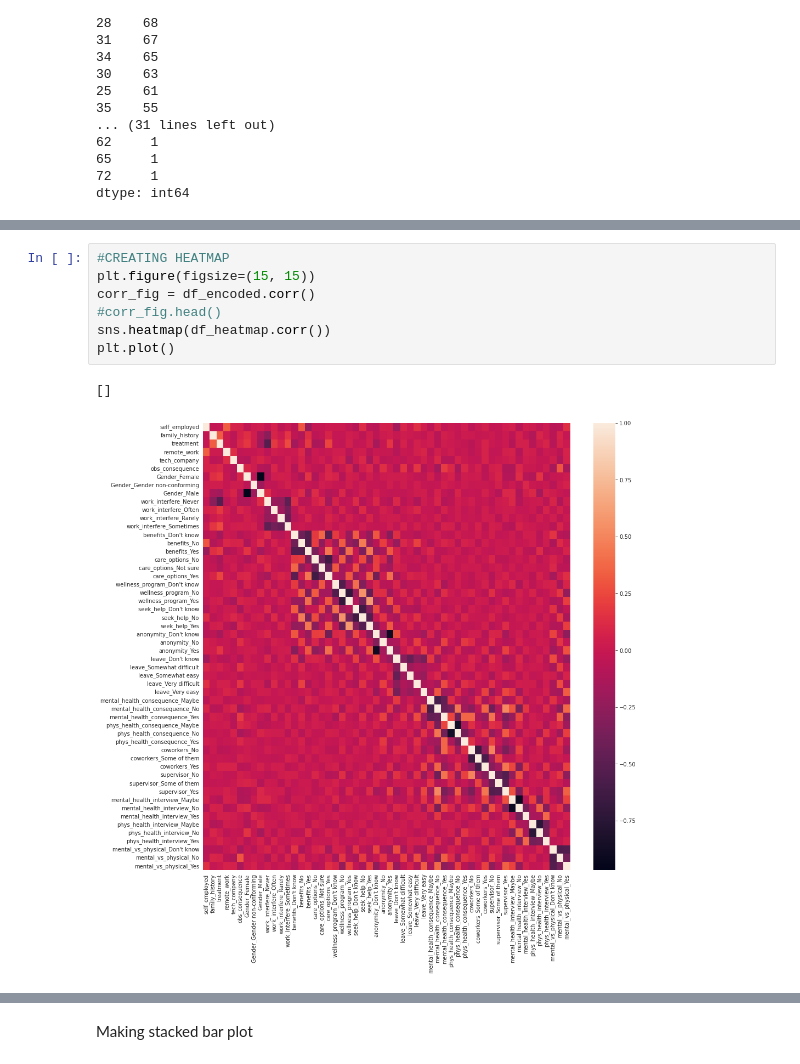
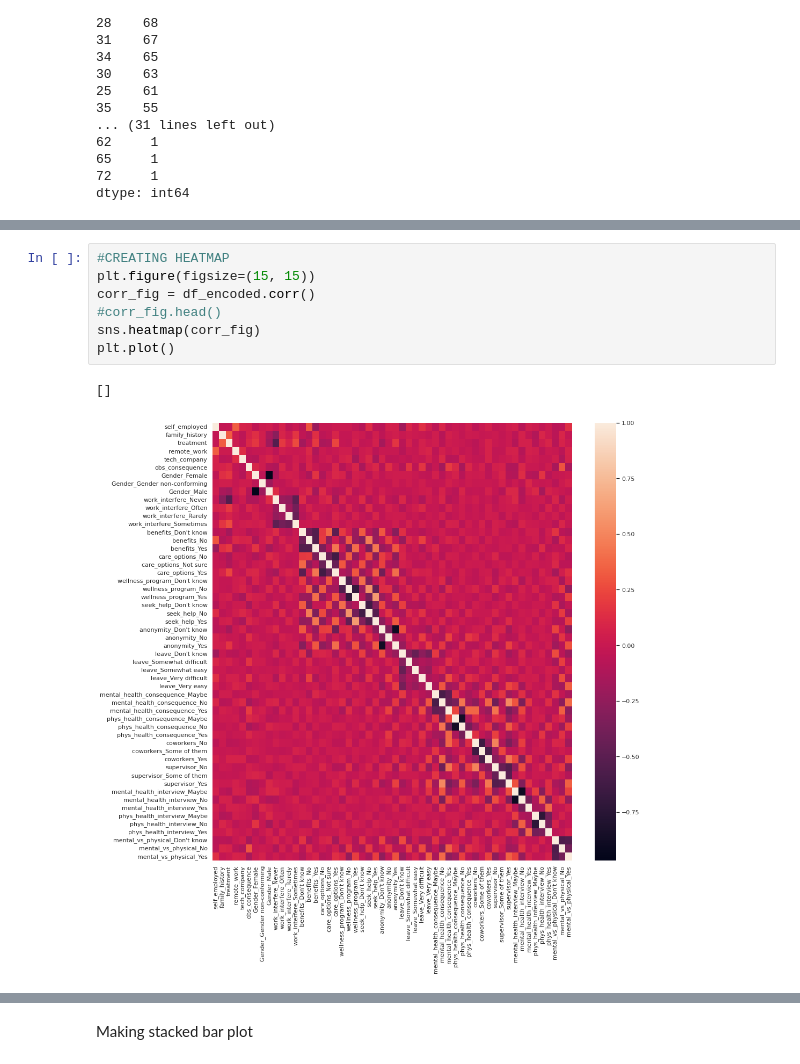
Before and after one commit to moniqueabu/data_science_final_project, a Jupyter notebook: project.ipynb, the cells around one changed output, grey strips where cells are left out. Cells and saved outputs as stored; diff of their text form.

```diff
--- a/project.ipynb
+++ b/project.ipynb
@@ -161,13 +165,13 @@ df_encoded = pd.get_dummies(df_encoded)
 # %%
 #CREATING HEATMAP
 plt.figure(figsize=(15, 15))
 corr_fig = df_encoded.corr()
 #corr_fig.head()
-sns.heatmap(df_heatmap.corr())
+sns.heatmap(corr_fig)
 plt.plot()
 # %% [output]
 []
-[figure, old version]
+[figure, new version]
 # %%
 #df.plt.hist(column = 'Age', bins= int(np.sqrt(len(df['Age']))))
 sns.set_style("darkgrid")
```
Also changed, not shown: parts of 43 cells of this notebook.
